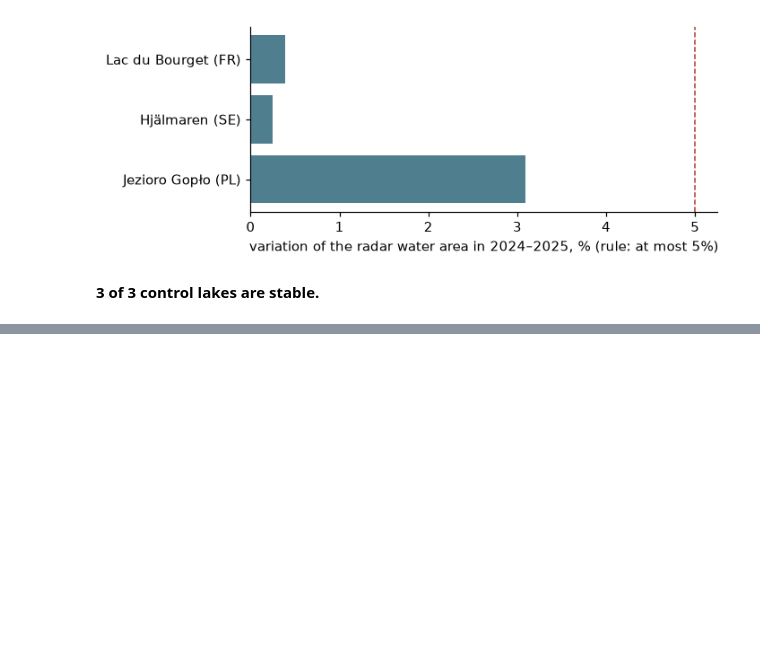
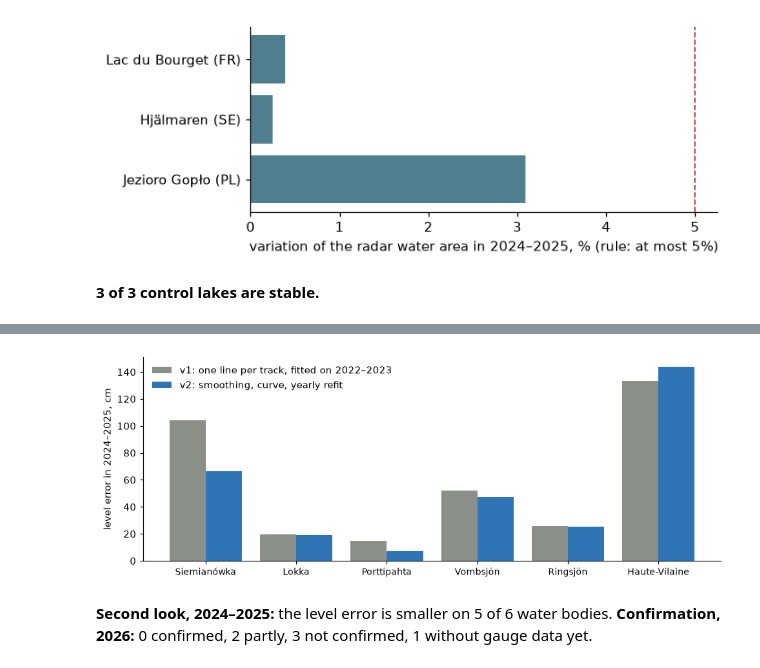
Before and after one commit to geoworldlook/water-check, a Jupyter notebook: notebooks/WaterCheck_story.ipynb, the cells around one changed output, grey strips where cells are left out. Cells and saved outputs as stored; diff of their text form; code cells hidden in the pictures; blank space fills up the shorter version.

```diff
--- a/notebooks/WaterCheck_story.ipynb
+++ b/notebooks/WaterCheck_story.ipynb
@@ -194,0 +210,26 @@ display(Markdown(f"**{k['stable']} of {k['n']} control lakes are stable.**"))
+# %%
+#| echo: false
+sig = [w for w in D["waterbodies"] if w["expected"] != "control"]
+dash = lambda v, f="{}": "–" if v is None else f.format(v)
+rows = []
+for w in sig:
+    t, r, c = w["metrics"]["test"], w["v2"]["retest"], w["v2"]["confirm"]
+    rows.append({"Water body": w["name"], "Level error 2024–2025, v1 (cm)": dash(t["rmse_cm"]), "v2 (cm)": dash(r["rmse_cm"]),
+                 "Verdict v2, 2024–2025": w["v2"]["verdict_retest"], "2026: rank corr.": dash(c["rho"], "{:.2f}"),
+                 "2026: level error (cm)": dash(c["rmse_cm"]), "2026: level range (cm)": dash(c["range_cm"]),
+                 "Verdict v2, 2026": w["v2"]["verdict_confirm"]})
+display(HTML(pd.DataFrame(rows).to_html(index=False, border=0)))
+fig, ax = plt.subplots(figsize=(9, 3.4))
+names = [w["name"].replace("Retenue de la ", "").replace("Zbiornik ", "") for w in sig]
+k = np.arange(len(sig))
+ax.bar(k - 0.2, [w["metrics"]["test"]["rmse_cm"] for w in sig], 0.4, color="#8a8f88", label="v1: one line per track, fitted on 2022–2023")
+ax.bar(k + 0.2, [w["v2"]["retest"]["rmse_cm"] for w in sig], 0.4, color="#2f75b5", label="v2: smoothing, curve, yearly refit")
+ax.set_xticks(k); ax.set_xticklabels(names, fontsize=9)
+ax.set_ylabel("level error in 2024–2025, cm"); ax.legend(frameon=False)
+plt.tight_layout(); plt.show()
+better = sum(1 for w in sig if w["v2"]["retest"]["rmse_cm"] < w["metrics"]["test"]["rmse_cm"])
+conf = [w["v2"]["verdict_confirm"] for w in sig]
+display(Markdown(f"**Second look, 2024–2025:** the level error is smaller on {better} of {len(sig)} water bodies. "
+                 f"**Confirmation, 2026:** {conf.count('confirmed')} confirmed, {conf.count('partly')} partly, "
+                 f"{conf.count('not confirmed')} not confirmed, {conf.count('insufficient')} without gauge data yet."))
+# %% [output]
@@ -194,0 +243,2 @@ display(Markdown(f"**{k['stable']} of {k['n']} control lakes are stable.**"))
+[figure, added]
+**Second look, 2024–2025:** the level error is smaller on 5 of 6 water bodies. **Confirmation, 2026:** 0 confirmed, 2 partly, 3 not confirmed, 1 without gauge data yet.
```
Also changed, not shown: parts of 10 cells of this notebook.
